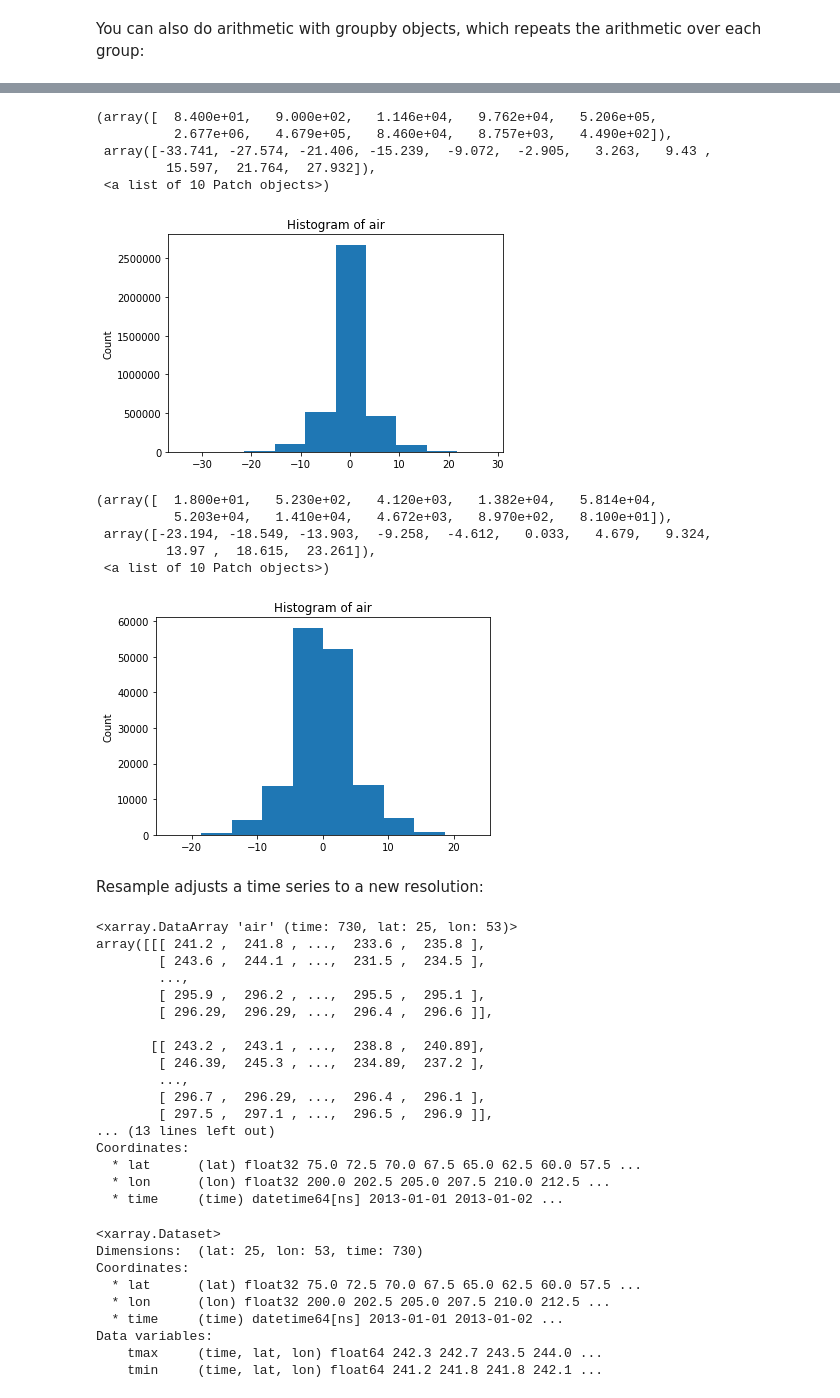
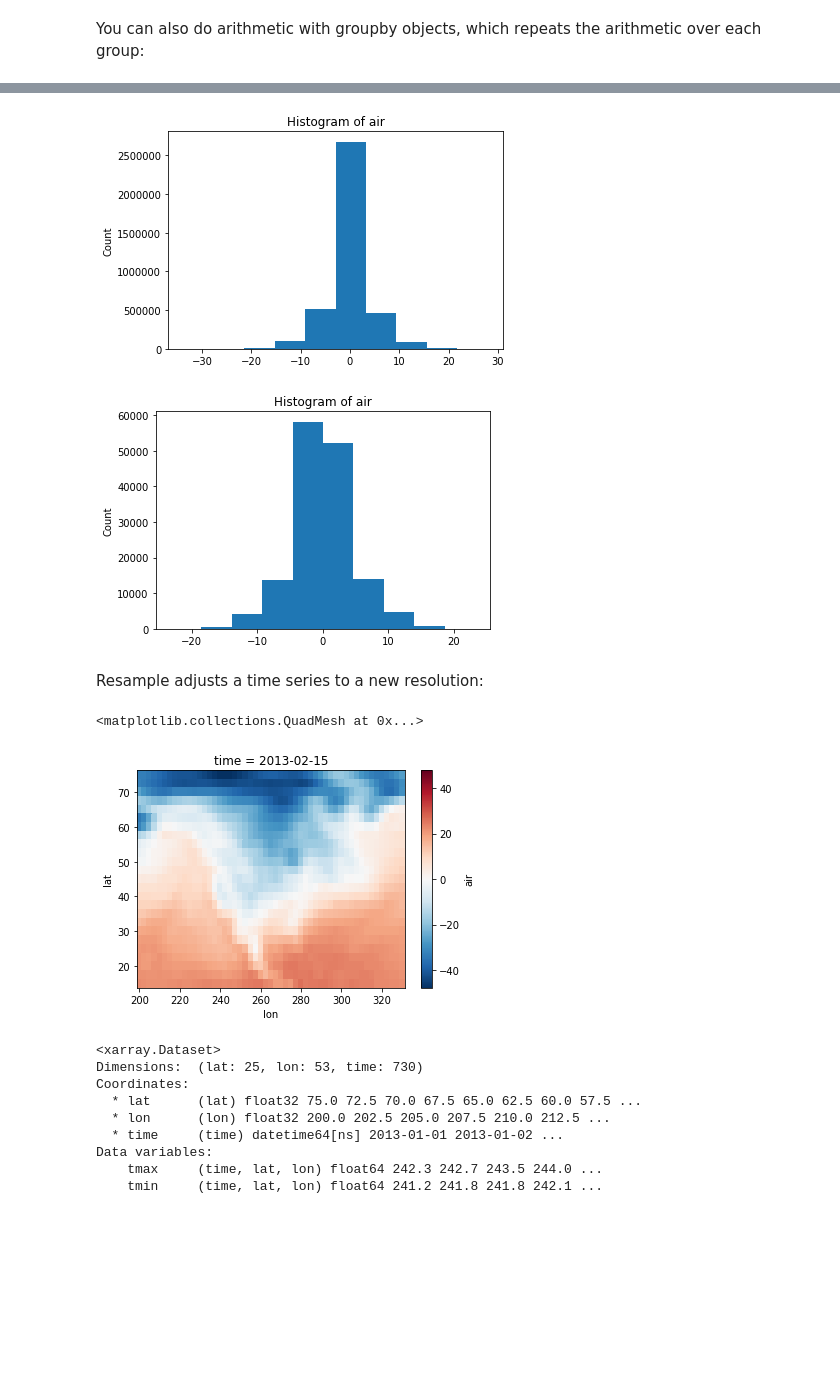
Before and after one commit to iiasa/xarray_tutorial, a Jupyter notebook: xarray-tutorial-egu2017-answers.ipynb, the cells around one changed output, grey strips where cells are left out. Drawn from its saved outputs; the diff is of its cells as text; code cells hidden in the pictures; blank space fills up the shorter version.

```diff
--- a/xarray-tutorial-egu2017-answers.ipynb
+++ b/xarray-tutorial-egu2017-answers.ipynb
@@ -224,7 +229,7 @@ OrderedDict([(u'long_name', u'4xDaily Air temperature at sigma level 995'),
              (u'parent_stat', u'Other'),
              (u'actual_range', array([ 185.16,  322.1 ], dtype=float32))])
 # %%
-ds.air.attrs['tutorial-date'] = 24042017
+ds.air.attrs['tutorial-date'] = 27042017
 # %%
 ds.air.attrs
 # %% [output]
@@ -286,5 +290,6 @@ Attributes:
 # %%
 ds['centigrade'] = centigrade
+ds['kelvin'] = kelvin
 ds
 # %% [output]
 <xarray.Dataset>
@@ -304,0 +315,2 @@ Attributes:
+# %%
+ds.kelvin.attrs['Description'] = 'Mean air tempterature (through time) in kelvin.'
@@ -523,46 +541,21 @@ Data variables:
 # %%
-anomalies.air.plot()
+anomalies.plot();
 # %% [output]
-(array([  8.400e+01,   9.000e+02,   1.146e+04,   9.762e+04,   5.206e+05,
-          2.677e+06,   4.679e+05,   8.460e+04,   8.757e+03,   4.490e+02]),
- array([-33.741, -27.574, -21.406, -15.239,  -9.072,  -2.905,   3.263,   9.43 ,
-         15.597,  21.764,  27.932]),
- <a list of 10 Patch objects>)
 [figure]
 # %%
-anomalies.air.sel(time= '2013-02').plot() # Find all the values for February
+anomalies.sel(time= '2013-02').plot();  # Find all the anomolous values for February
 # %% [output]
-(array([  1.800e+01,   5.230e+02,   4.120e+03,   1.382e+04,   5.814e+04,
-          5.203e+04,   1.410e+04,   4.672e+03,   8.970e+02,   8.100e+01]),
- array([-23.194, -18.549, -13.903,  -9.258,  -4.612,   0.033,   4.679,   9.324,
-         13.97 ,  18.615,  23.261]),
- <a list of 10 Patch objects>)
 [figure]
 # %% [markdown]
 Resample adjusts a time series to a new resolution:
 # %%
 tmin = ds.air.resample('1D', dim='time', how='min')  # Resample to one day '1D
 tmax = ds.air.resample('1D', dim='time', how='max')
-# %%
-tmin
-# %% [output]
-<xarray.DataArray 'air' (time: 730, lat: 25, lon: 53)>
-array([[[ 241.2 ,  241.8 , ...,  233.6 ,  235.8 ],
-        [ 243.6 ,  244.1 , ...,  231.5 ,  234.5 ],
-        ...,
-        [ 295.9 ,  296.2 , ...,  295.5 ,  295.1 ],
-        [ 296.29,  296.29, ...,  296.4 ,  296.6 ]],
-
-       [[ 243.2 ,  243.1 , ...,  238.8 ,  240.89],
-        [ 246.39,  245.3 , ...,  234.89,  237.2 ],
-        ...,
-        [ 296.7 ,  296.29, ...,  296.4 ,  296.1 ],
-        [ 297.5 ,  297.1 , ...,  296.5 ,  296.9 ]],
-... (13 lines left out)
-Coordinates:
-  * lat      (lat) float32 75.0 72.5 70.0 67.5 65.0 62.5 60.0 57.5 ...
-  * lon      (lon) float32 200.0 202.5 205.0 207.5 210.0 212.5 ...
-  * time     (time) datetime64[ns] 2013-01-01 2013-01-02 ...
+# %%
+(tmin.sel(time='2013-02-15') - 273.15).plot()
+# %% [output]
+<matplotlib.collections.QuadMesh at 0x...>
+[figure, added]
 # %%
 ds_extremes = xr.Dataset({'tmin': tmin, 'tmax': tmax})
 # %%
```
Also changed, not shown: parts of 67 cells of this notebook, 1 other file.
